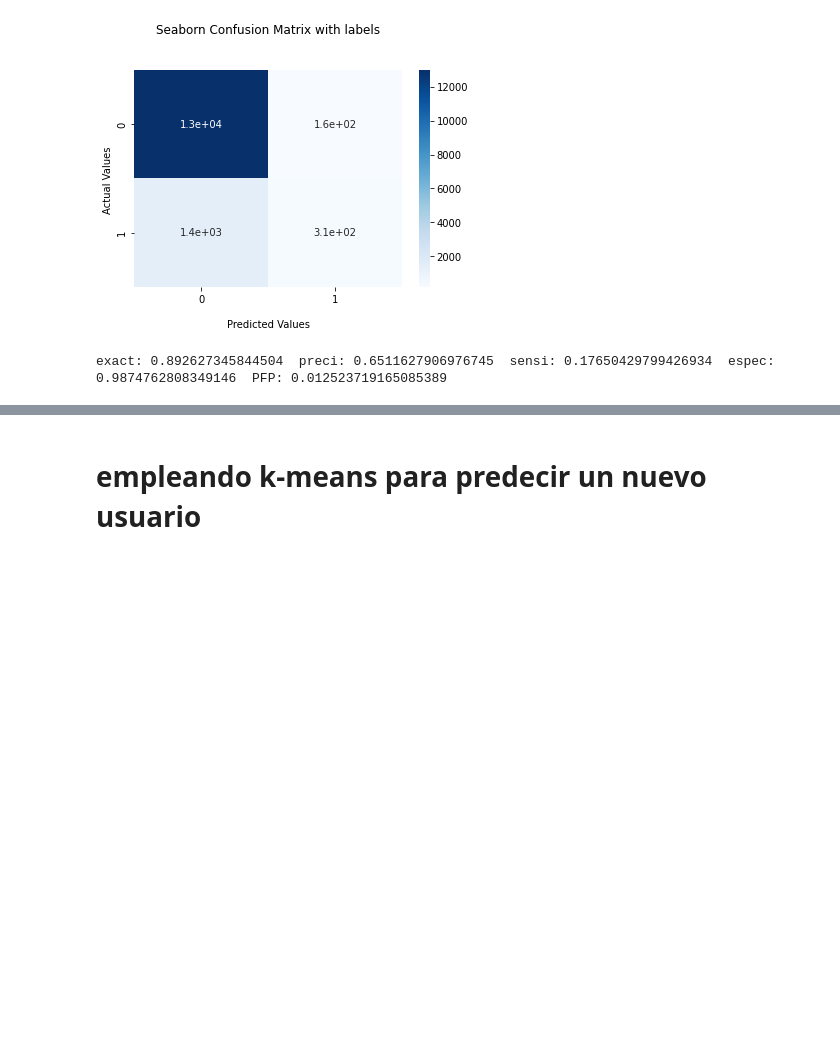
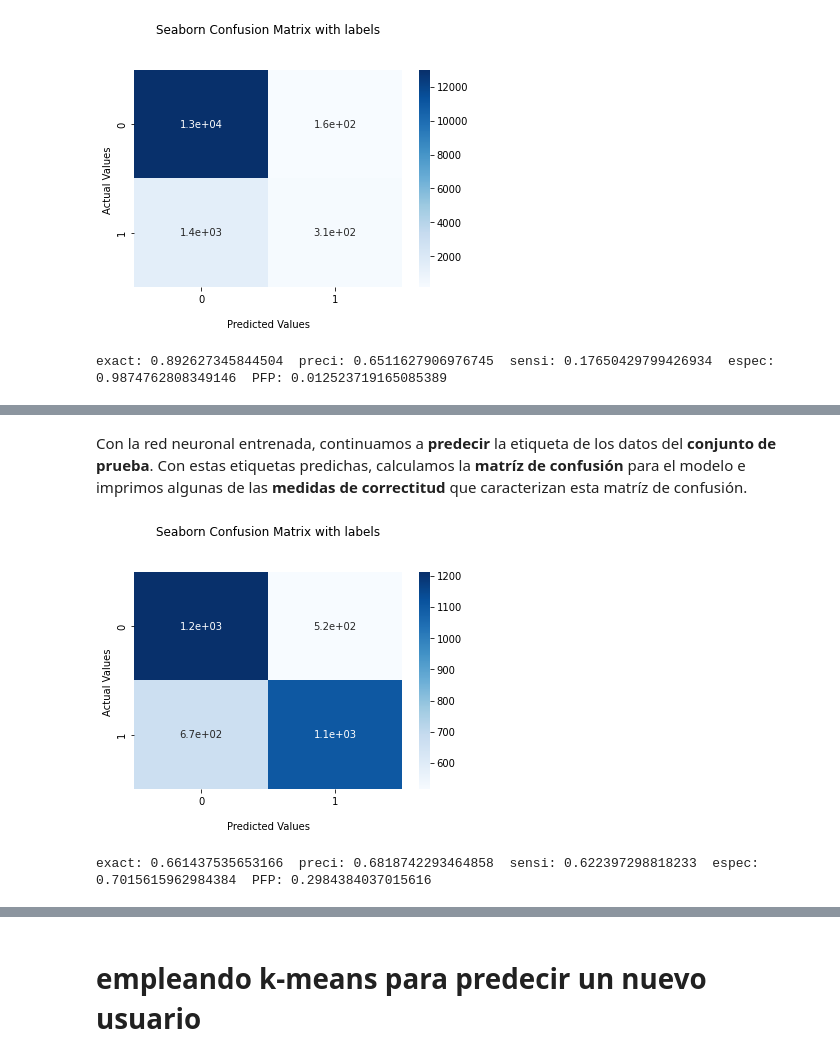
Before and after one commit to estebanhernandezr/Entregas-Semanales, a Jupyter notebook: AndreyEsteban_LizarazoHernandez_proyecto4.ipynb, the cells around one changed output, grey strips where cells are left out. Drawn from its saved outputs; the diff is of its cells as text; code cells hidden in the pictures; blank space fills up the shorter version.

```diff
--- a/AndreyEsteban_LizarazoHernandez_proyecto4.ipynb
+++ b/AndreyEsteban_LizarazoHernandez_proyecto4.ipynb
@@ -433,0 +525,22 @@ exact: 0.892627345844504  preci: 0.6511627906976745  sensi: 0.17650429799426934
+# %% [markdown]
+Con la red neuronal entrenada, continuamos a **predecir** la etiqueta de los datos del **conjunto de prueba**. Con estas etiquetas predichas, calculamos la **matríz de confusión** para el modelo e imprimos algunas de las **medidas de correctitud** que caracterizan esta matríz de confusión.
+# %%
+y_proba2 = network2.predict(X_test_def2)
+y_pred2 = []
+for i in y_proba2:
+    if (i[0]>i[1]):
+        y_pred2.append(0)
+    else:
+        y_pred2.append(1)
+
+matriz_confusion2 = plotCM(y_test_def2, y_pred2, [0, 1], verbose=True)
+exactitud2 = calculate_accuracy(matriz_confusion2)
+precision2 = calculate_precission(matriz_confusion2)
+sensibilidad2 = calculate_sensibility(matriz_confusion2)
+especificidad2 = calculate_specificity(matriz_confusion2)
+PFP2 = calculate_FPP(matriz_confusion2)
+
+print('exact:', exactitud2, ' preci:', precision2, ' sensi:', sensibilidad2, ' espec:', especificidad2, ' PFP:', PFP2)
+# %% [output]
+[figure, added]
+exact: 0.661437535653166  preci: 0.6818742293464858  sensi: 0.622397298818233  espec: 0.7015615962984384  PFP: 0.2984384037015616
```
Also changed, not shown: parts of 15 cells of this notebook.
